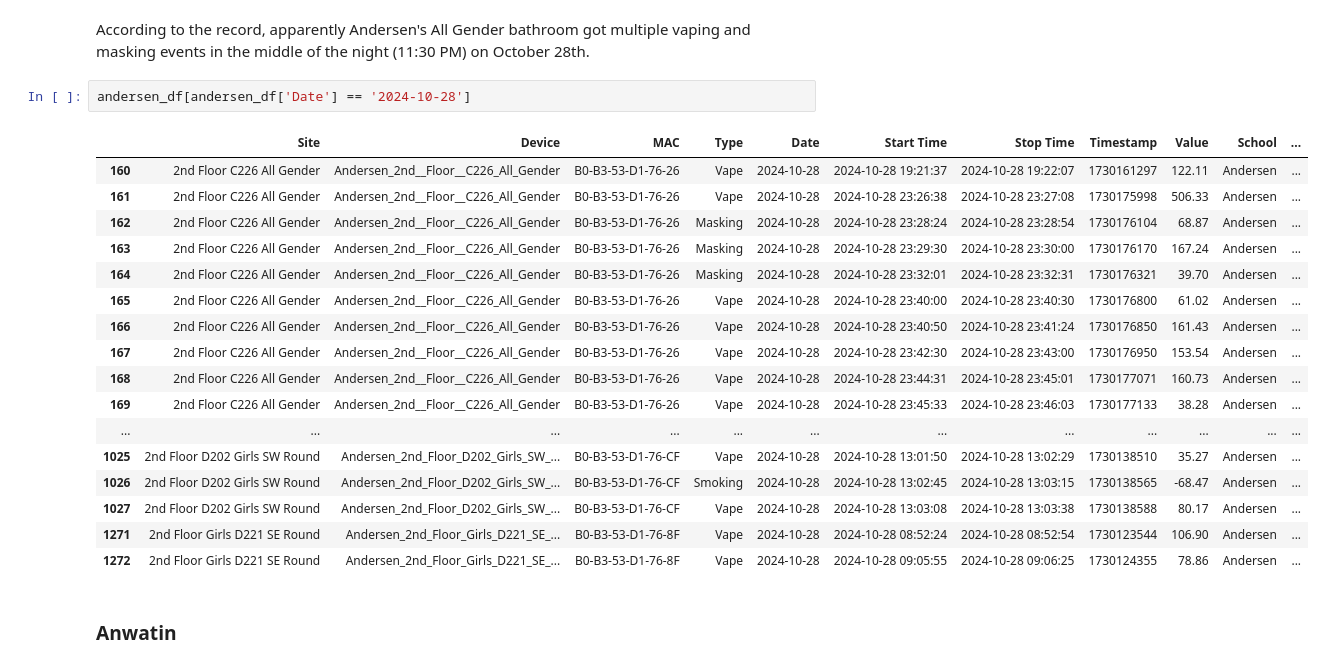
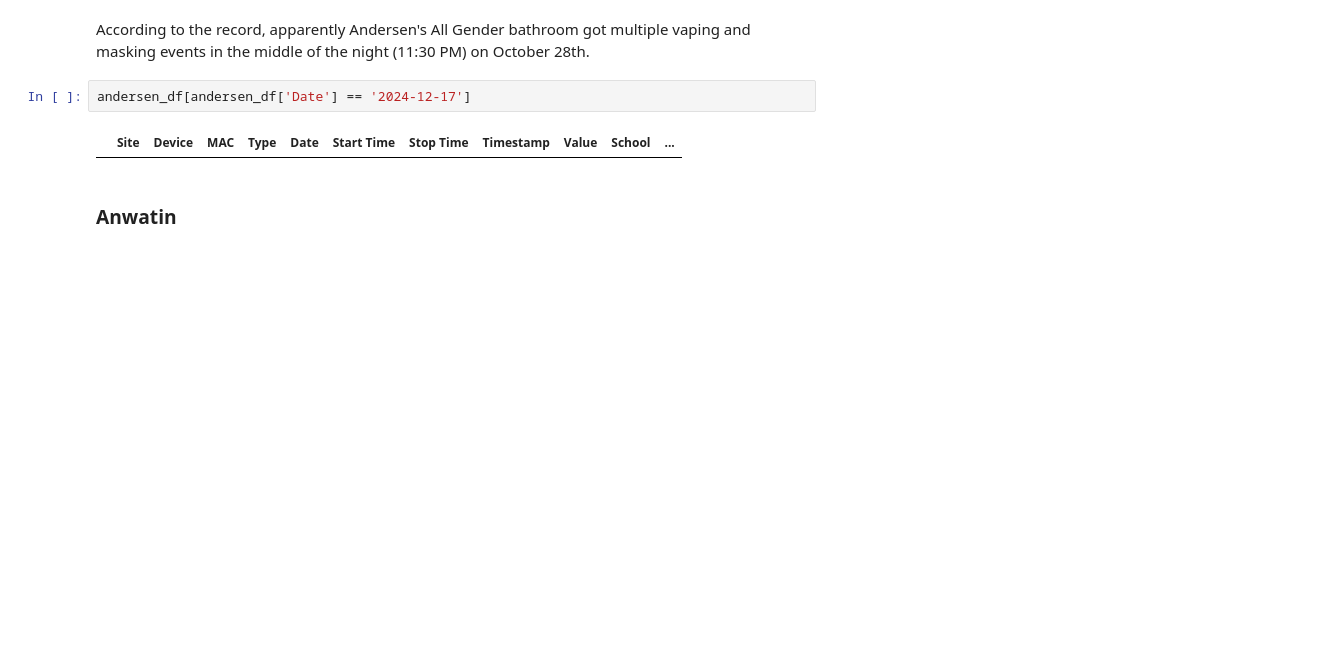
Before and after one commit to yunghsuanwu/vape-detector-minneapolis, a Jupyter notebook: haloreport_dataexploration_yhw.ipynb, the cells around one changed output. Drawn from its saved outputs; the diff is of its cells as text; blank space fills up the shorter version.

```diff
--- a/haloreport_dataexploration_yhw.ipynb
+++ b/haloreport_dataexploration_yhw.ipynb
@@ -225,25 +225,9 @@ array(['2024-09-11', '2024-09-12', '2024-09-13', '2024-09-16',
 # %% [markdown]
 According to the record, apparently Andersen's All Gender bathroom got multiple vaping and masking events in the middle of the night (11:30 PM) on October 28th.
 # %%
-andersen_df[andersen_df['Date'] == '2024-10-28']
+andersen_df[andersen_df['Date'] == '2024-12-17']
 # %% [output]
 |  | Site | Device | MAC | Type | Date | Start Time | Stop Time | Timestamp | Value | School | ... |
-| 160 | 2nd Floor C226 All Gender | Andersen_2nd__Floor__C226_All_Gender | B0-B3-53-D1-76-26 | Vape | 2024-10-28 | 2024-10-28 19:21:37 | 2024-10-28 19:22:07 | 1730161297 | 122.11 | Andersen | ... |
-| 161 | 2nd Floor C226 All Gender | Andersen_2nd__Floor__C226_All_Gender | B0-B3-53-D1-76-26 | Vape | 2024-10-28 | 2024-10-28 23:26:38 | 2024-10-28 23:27:08 | 1730175998 | 506.33 | Andersen | ... |
-| 162 | 2nd Floor C226 All Gender | Andersen_2nd__Floor__C226_All_Gender | B0-B3-53-D1-76-26 | Masking | 2024-10-28 | 2024-10-28 23:28:24 | 2024-10-28 23:28:54 | 1730176104 | 68.87 | Andersen | ... |
-| 163 | 2nd Floor C226 All Gender | Andersen_2nd__Floor__C226_All_Gender | B0-B3-53-D1-76-26 | Masking | 2024-10-28 | 2024-10-28 23:29:30 | 2024-10-28 23:30:00 | 1730176170 | 167.24 | Andersen | ... |
-| 164 | 2nd Floor C226 All Gender | Andersen_2nd__Floor__C226_All_Gender | B0-B3-53-D1-76-26 | Masking | 2024-10-28 | 2024-10-28 23:32:01 | 2024-10-28 23:32:31 | 1730176321 | 39.70 | Andersen | ... |
-| 165 | 2nd Floor C226 All Gender | Andersen_2nd__Floor__C226_All_Gender | B0-B3-53-D1-76-26 | Vape | 2024-10-28 | 2024-10-28 23:40:00 | 2024-10-28 23:40:30 | 1730176800 | 61.02 | Andersen | ... |
-| 166 | 2nd Floor C226 All Gender | Andersen_2nd__Floor__C226_All_Gender | B0-B3-53-D1-76-26 | Vape | 2024-10-28 | 2024-10-28 23:40:50 | 2024-10-28 23:41:24 | 1730176850 | 161.43 | Andersen | ... |
-| 167 | 2nd Floor C226 All Gender | Andersen_2nd__Floor__C226_All_Gender | B0-B3-53-D1-76-26 | Vape | 2024-10-28 | 2024-10-28 23:42:30 | 2024-10-28 23:43:00 | 1730176950 | 153.54 | Andersen | ... |
-| 168 | 2nd Floor C226 All Gender | Andersen_2nd__Floor__C226_All_Gender | B0-B3-53-D1-76-26 | Vape | 2024-10-28 | 2024-10-28 23:44:31 | 2024-10-28 23:45:01 | 1730177071 | 160.73 | Andersen | ... |
-| 169 | 2nd Floor C226 All Gender | Andersen_2nd__Floor__C226_All_Gender | B0-B3-53-D1-76-26 | Vape | 2024-10-28 | 2024-10-28 23:45:33 | 2024-10-28 23:46:03 | 1730177133 | 38.28 | Andersen | ... |
-| ... | ... | ... | ... | ... | ... | ... | ... | ... | ... | ... | ... |
-| 1025 | 2nd Floor D202 Girls SW Round | Andersen_2nd_Floor_D202_Girls_SW_... | B0-B3-53-D1-76-CF | Vape | 2024-10-28 | 2024-10-28 13:01:50 | 2024-10-28 13:02:29 | 1730138510 | 35.27 | Andersen | ... |
-| 1026 | 2nd Floor D202 Girls SW Round | Andersen_2nd_Floor_D202_Girls_SW_... | B0-B3-53-D1-76-CF | Smoking | 2024-10-28 | 2024-10-28 13:02:45 | 2024-10-28 13:03:15 | 1730138565 | -68.47 | Andersen | ... |
-| 1027 | 2nd Floor D202 Girls SW Round | Andersen_2nd_Floor_D202_Girls_SW_... | B0-B3-53-D1-76-CF | Vape | 2024-10-28 | 2024-10-28 13:03:08 | 2024-10-28 13:03:38 | 1730138588 | 80.17 | Andersen | ... |
-| 1271 | 2nd Floor Girls D221 SE Round | Andersen_2nd_Floor_Girls_D221_SE_... | B0-B3-53-D1-76-8F | Vape | 2024-10-28 | 2024-10-28 08:52:24 | 2024-10-28 08:52:54 | 1730123544 | 106.90 | Andersen | ... |
-| 1272 | 2nd Floor Girls D221 SE Round | Andersen_2nd_Floor_Girls_D221_SE_... | B0-B3-53-D1-76-8F | Vape | 2024-10-28 | 2024-10-28 09:05:55 | 2024-10-28 09:06:25 | 1730124355 | 78.86 | Andersen | ... |
 # %% [markdown]
 ### Anwatin
 # %%
```
Also changed, not shown: parts of 1 cell of this notebook, 1 other file.
